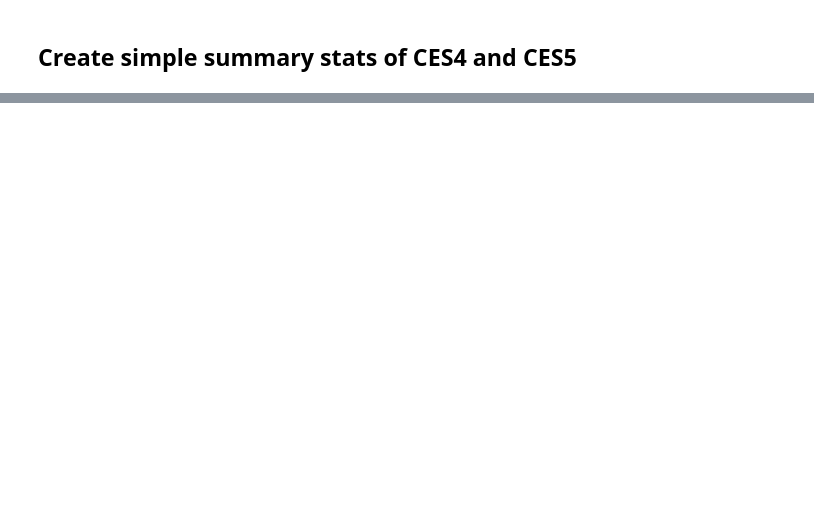
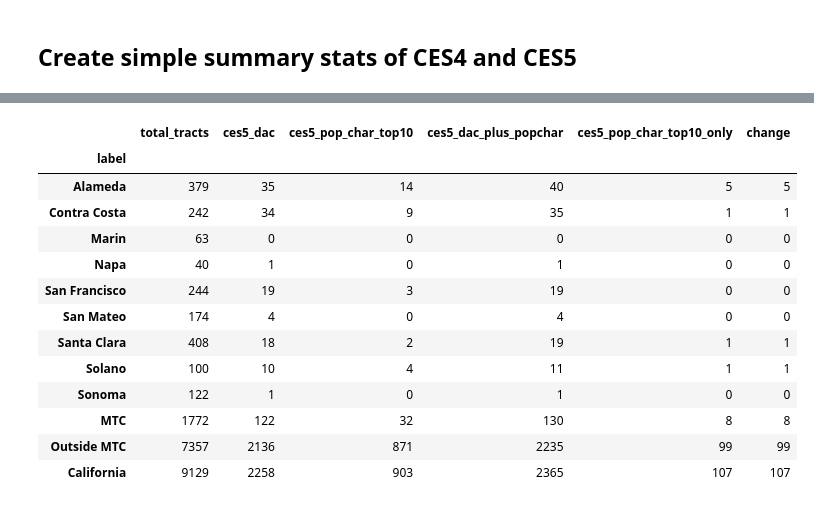
Before and after one commit to BayAreaMetro/Spatial-Analysis-Mapping-Projects, a Jupyter notebook: Project-Documentation/CalEnviroScreen-Comparison-Analysis/ces_4_and_5_change_analysis.ipynb, the cells around one changed output, grey strips where cells are left out. Cells and saved outputs as stored; diff of their text form; code cells hidden in the pictures; blank space fills up the shorter version.

```diff
--- a/Project-Documentation/CalEnviroScreen-Comparison-Analysis/ces_4_and_5_change_analysis.ipynb
+++ b/Project-Documentation/CalEnviroScreen-Comparison-Analysis/ces_4_and_5_change_analysis.ipynb
@@ -445,14 +525,14 @@ ces4_summary
 # %%
-
 # join all 2020 CA tracts with CES5 so denominator includes every 2020 tract
 ces_5_gdf = ca_tracts_2020.merge(
-    ces_5_df[["tract_geoid", "ces5_dac"]],
+    ces_5_df[["tract_geoid", "ces5_dac", "ces5_pop_char_top10"]],
     on="tract_geoid",
     how="left",
 )
 
 # treat tracts missing from CES5 as non-DAC for full-tract denominator summaries
 ces_5_gdf["ces5_dac"] = ces_5_gdf["ces5_dac"].fillna(0).astype(int)
+ces_5_gdf["ces5_pop_char_top10"] = ces_5_gdf["ces5_pop_char_top10"].fillna(0).astype(int)
 
 ces_5_gdf["mpo_region"] = ces_5_gdf["county_name"].map(county_to_mpo)
 
@@ -533,0 +633,62 @@ print(f"Saved: {data_dir / 'ces_comparison_database.gpkg'}")
+# %%
+# Analyze CES 5 DACs if we include a proposal to include tracts in the top 10% of population characteristics as DACs, even if they don't meet the overall CES5 DAC cutoff
+ces_5_gdf["ces5_dac_plus_popchar"] = np.where(
+    (ces_5_gdf["ces5_dac"] == 1) | (ces_5_gdf["ces5_pop_char_top10"] == 1),
+    1,
+    0,
+)
+
+# create a ces5_pop_char_top10 not DAC flag for tracts that are exclusively in the top 10% of population characteristics but not DACs under the standard CES5 definition
+ces_5_gdf["ces5_pop_char_top10_only"] = np.where(
+    (ces_5_gdf["ces5_dac"] == 0) & (ces_5_gdf["ces5_pop_char_top10"] == 1),
+    1,
+    0,
+)
+# %%
+# ── Population Characteristics DAC Expansion Summary ─────────────────────────
+# Compares CES5 DAC definitions:
+#   ces5_dac              — standard CES5 top-25% DAC designation
+#   ces5_pop_char_top10   — all tracts in top 10% of Pop. Char. (Pop. Char. Pctl >= 90)
+#   ces5_dac_plus_popchar — union: standard DAC OR pop char top 10
+#   ces5_pop_char_top10_only — tracts added exclusively by the pop char expansion (not standard DACs)
+# The "change" column shows how many tracts are added by the pop char methodology.
+
+_dac       = make_county_summary(ces_5_gdf, "ces5_dac").rename(columns={"total_dac": "ces5_dac"})
+_pc_top10  = make_county_summary(ces_5_gdf, "ces5_pop_char_top10").rename(columns={"total_dac": "ces5_pop_char_top10"})
+_dac_plus  = make_county_summary(ces_5_gdf, "ces5_dac_plus_popchar").rename(columns={"total_dac": "ces5_dac_plus_popchar"})
+_pc_only   = make_county_summary(ces_5_gdf, "ces5_pop_char_top10_only").rename(columns={"total_dac": "ces5_pop_char_top10_only"})
+
+ces5_popchar_summary = pd.concat(
+    [
+        _dac[["total_tracts", "ces5_dac"]],
+        _pc_top10[["ces5_pop_char_top10"]],
+        _dac_plus[["ces5_dac_plus_popchar"]],
+        _pc_only[["ces5_pop_char_top10_only"]],
+    ],
+    axis=1,
+)
+
+ces5_popchar_summary["change"] = (
+    ces5_popchar_summary["ces5_dac_plus_popchar"] - ces5_popchar_summary["ces5_dac"]
+)
+
+# Append a statewide total row
+_flag_cols = ["ces5_dac", "ces5_pop_char_top10", "ces5_dac_plus_popchar", "ces5_pop_char_top10_only"]
+_ca_row = pd.DataFrame(
+    [{
+        "total_tracts": len(ces_5_gdf),
+        **{col: int(ces_5_gdf[col].sum()) for col in _flag_cols},
+        "change": int(ces_5_gdf["ces5_dac_plus_popchar"].sum()) - int(ces_5_gdf["ces5_dac"].sum()),
+    }],
+    index=pd.Index(["California"], name="label"),
+)
+ces5_popchar_summary = pd.concat([ces5_popchar_summary, _ca_row])
+
+# ── Export as new sheet in ces_summary.xlsx ───────────────────────────────────
+_out_ces = data_dir / "ces_summary.xlsx"
+with pd.ExcelWriter(_out_ces, engine="openpyxl", mode="a", if_sheet_exists="replace") as writer:
+    ces5_popchar_summary.to_excel(writer, sheet_name="CES5 Pop Char")
+print(f"Saved 'CES5 Pop Char' sheet to: {_out_ces}")
+
+ces5_popchar_summary
+# %% [output]
@@ -533,0 +696,14 @@ print(f"Saved: {data_dir / 'ces_comparison_database.gpkg'}")
+|  | total_tracts | ces5_dac | ces5_pop_char_top10 | ces5_dac_plus_popchar | ces5_pop_char_top10_only | change |
+| label |  |  |  |  |  |  |
+| Alameda | 379 | 35 | 14 | 40 | 5 | 5 |
+| Contra Costa | 242 | 34 | 9 | 35 | 1 | 1 |
+| Marin | 63 | 0 | 0 | 0 | 0 | 0 |
+| Napa | 40 | 1 | 0 | 1 | 0 | 0 |
+| San Francisco | 244 | 19 | 3 | 19 | 0 | 0 |
+| San Mateo | 174 | 4 | 0 | 4 | 0 | 0 |
+| Santa Clara | 408 | 18 | 2 | 19 | 1 | 1 |
+| Solano | 100 | 10 | 4 | 11 | 1 | 1 |
+| Sonoma | 122 | 1 | 0 | 1 | 0 | 0 |
+| MTC | 1772 | 122 | 32 | 130 | 8 | 8 |
+| Outside MTC | 7357 | 2136 | 871 | 2235 | 99 | 99 |
+| California | 9129 | 2258 | 903 | 2365 | 107 | 107 |
```
Also changed, not shown: parts of 12 cells of this notebook.
